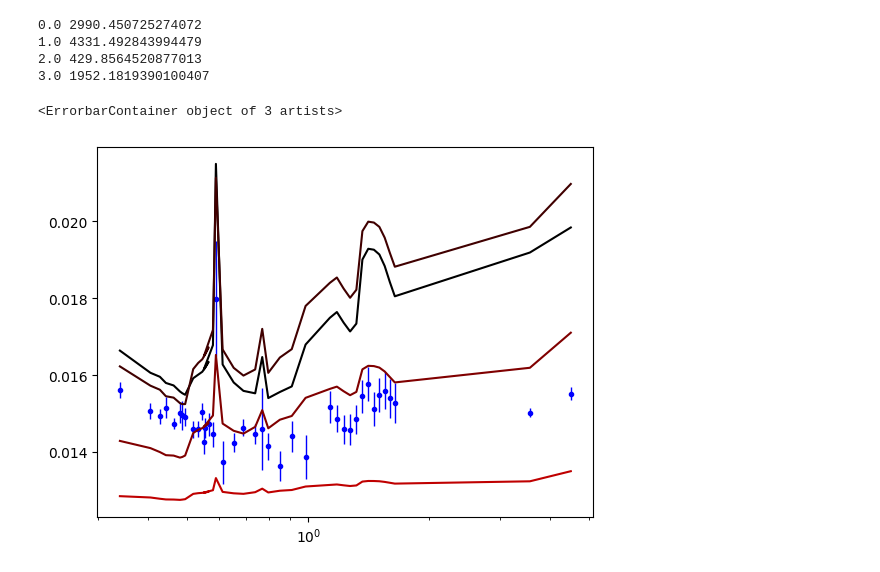
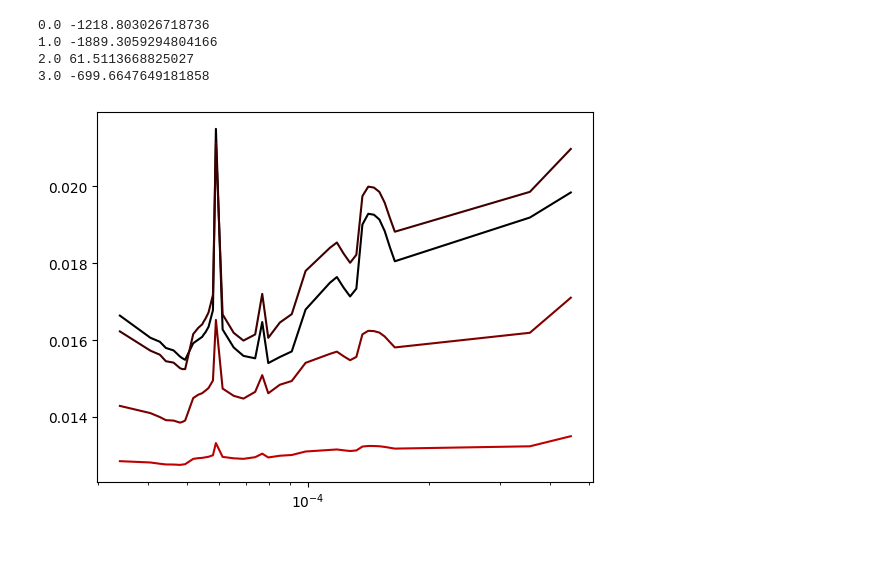
Before and after one commit to michielmin/ARCiS, a Jupyter notebook: python/ARCiS_retrieval.ipynb, the cells around one changed output. Saved outputs shown, nothing was run; the diff lists cells and outputs as text; code cells hidden in the pictures.

```diff
--- a/python/ARCiS_retrieval.ipynb
+++ b/python/ARCiS_retrieval.ipynb
@@ -25,39 +25,30 @@ input file: Retrieval.in
    H+ HE+  C+  N+  O+ NA+ MG+ SI+ FE+ AL+ CA+ TI+  S+ CL+  K+ LI+  P+  V+
 ==================================================================
 ==================================================================
+# %%
+lam=np.empty([pyARCiS.pyex.nlam],dtype=float)
+trans=np.empty([pyARCiS.pyex.nlam],dtype=float)
+emis=np.empty([pyARCiS.pyex.nlam],dtype=float)
+P=np.empty([pyARCiS.pyex.nr],dtype=float)
+T=np.empty([pyARCiS.pyex.nr],dtype=float)
 # %%
 pyARCiS.pysetvalue('Rp',1.75)
 for i in range(0,4):
     Z=float(i)
 # pysetvalue sets a keyword using a string and a float (key and value)
     pyARCiS.pysetvalue('metallicity',Z)
 # pycomputemodel computes a model using the current setup
     pyARCiS.pycomputemodel()
+    pyARCiS.pygettrans(lam,trans)
     plt.xscale('log')
-    plt.plot(pyARCiS.pyex.pyobs[0], pyARCiS.pyex.pyobs[3], color=(i/4,0,0),zorder=200)
-    chi2=np.sum((pyARCiS.pyex.pyobs[1][:]-pyARCiS.pyex.pyobs[3][:])**2/pyARCiS.pyex.pyobs[2][:]**2)
+    plt.plot(lam, trans, color=(i/4,0,0),zorder=200)
+    chi2=pyARCiS.pygetlike()
     print(Z,chi2)
-
-plt.errorbar(pyARCiS.pyex.pyobs[0],pyARCiS.pyex.pyobs[1],yerr=pyARCiS.pyex.pyobs[2],linewidth=0,elinewidth=1,marker='.',color=(0,0,1),zorder=100)
-# the exchange module pyex contains:
-# pylam: the wavelength grid in micron
-# pytrans: the transit spectrum
-# pyemis: the emission spectrum at the predefined number of phases pyemis[0:nphase-1][0:nlam-1] in Jy
-# pyp: the pressure grid
-# pyt: the temperature grid
-
-# pyobs: array containing all observation data read in.
-#        pyobs[0][:] contains the wavelength
-#        pyobs[1][:] contains the data
-#        pyobs[2][:] contains the errors
-#        pyobs[3][:] contains the computed model output
-# pynvars: the number of retrieval parameters in the input file
 # note that you can ofcourse run a retrieval completely within python if you like without using any of the ARCiS
 # intrinsic retrieval parameters setup in the input file
 # %% [output]
-0.0 2990.450725274072
-1.0 4331.492843994479
-2.0 429.8564520877013
-3.0 1952.1819390100407
+0.0 -1218.803026718736
+1.0 -1889.3059294804166
+2.0 61.5113668825027
+3.0 -699.6647649181858
-<ErrorbarContainer object of 3 artists>
-[figure, old version]
+[figure, new version]
```
Also changed, not shown: parts of 1 cell of this notebook, 2 other files.
